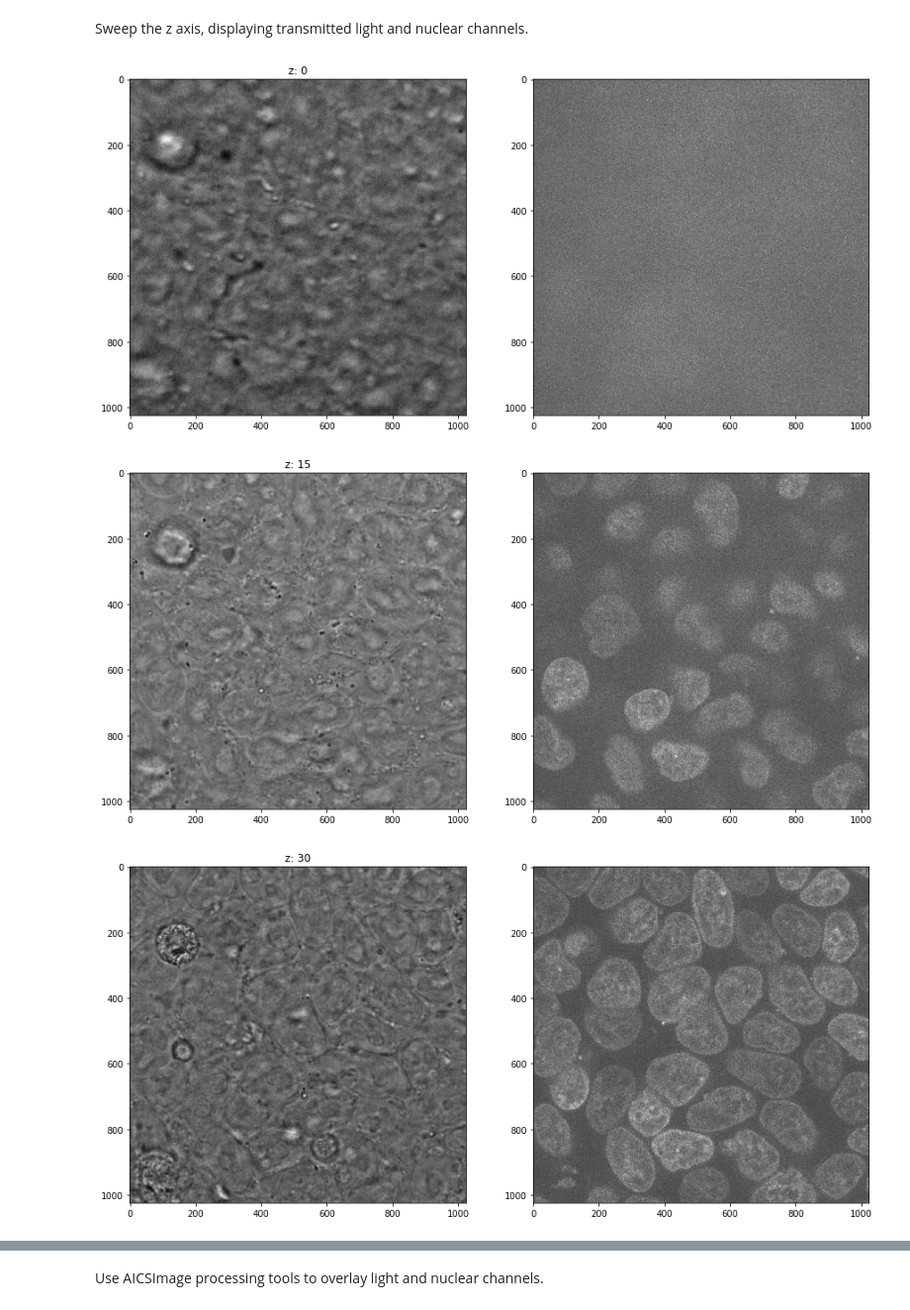
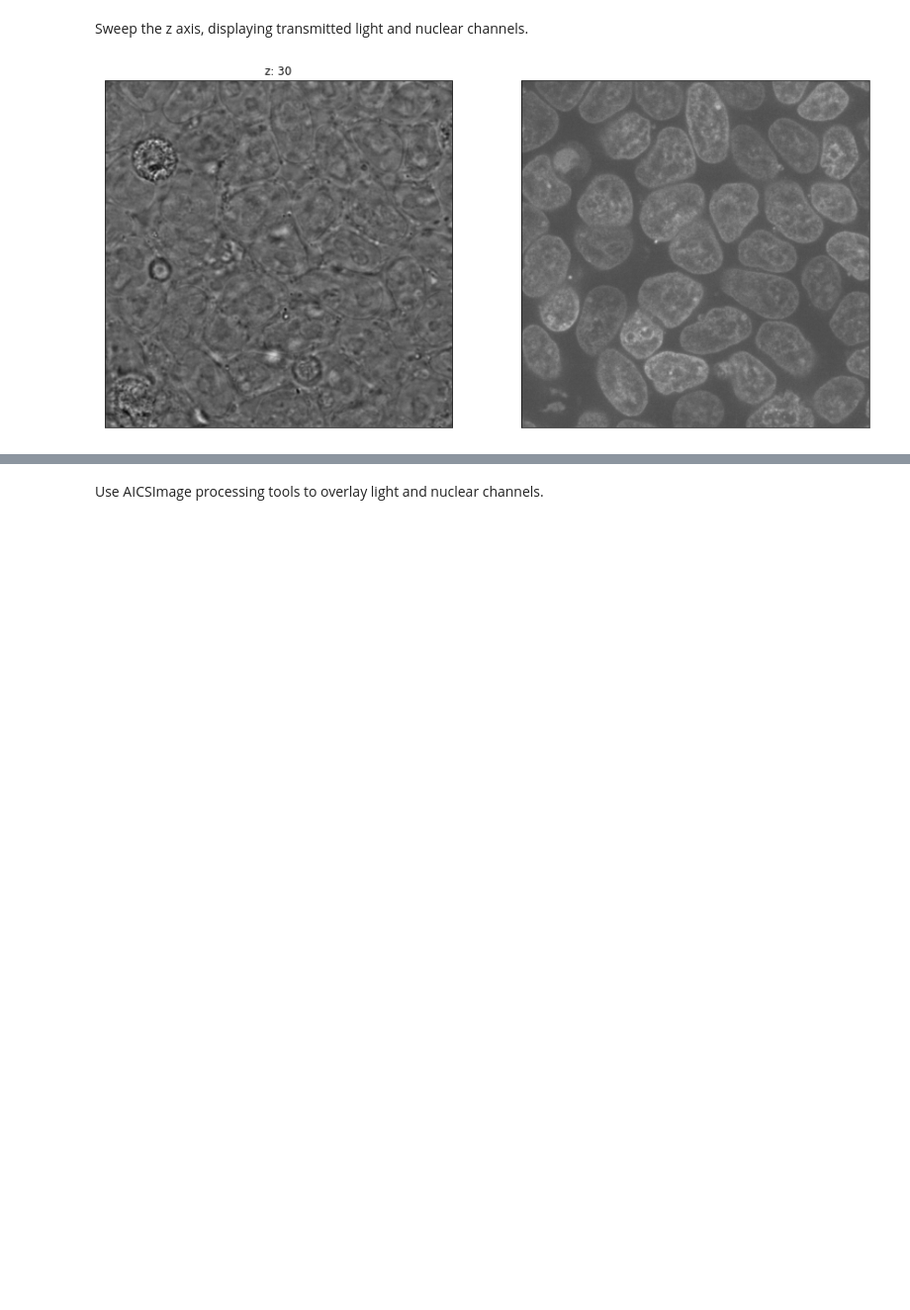
Before and after one commit to AllenCellModeling/pytorch_fnet, a Jupyter notebook: nucleus_predictor.ipynb, the cells around one changed output, grey strips where cells are left out. Shown at 99% size. Drawn from its saved outputs; the diff is of its cells as text; code cells hidden in the pictures; blank space fills up the shorter version.

```diff
--- a/nucleus_predictor.ipynb
+++ b/nucleus_predictor.ipynb
@@ -16,24 +16,28 @@ Sweep the z axis, displaying transmitted light and nuclear channels.
 # %%
 # channel = 0  # membrane
 # channel = 2  # nuclear
 # channel = 3  # light
 
+matplotlib.rcParams['image.interpolation'] = 'bilinear'  # default is 'nearest'
 vol_light = czi_loader.get_volume(3)
 vol_nuc = czi_loader.get_volume(2)
-for z in np.linspace(0, vol_light.shape[0], num=5, endpoint=False, dtype=np.int):
-#for z in [30]:
+# for z in np.linspace(0, vol_light.shape[0], num=5, endpoint=False, dtype=np.int):
+for z in [30]:
     img_light = vol_light[z, :, :]
     img_nuc = vol_nuc[z, :, :]
 
     figure = plt.figure(figsize=(15, 15))
-    ax_0 = figure.add_subplot(1, 2, 1)
-    ax_0.imshow(img_light, cmap='gray', norm=matplotlib.colors.Normalize())
-    ax_0.set_title('z: {:d}'.format(z))
-    ax_1 = figure.add_subplot(1, 2, 2)
-    ax_1.imshow(img_nuc, cmap='gray')
+    ax = figure.add_subplot(1, 2, 1)
+    ax.get_xaxis().set_visible(False)
+    ax.get_yaxis().set_visible(False)
+    ax.imshow(img_light, cmap='gray', norm=matplotlib.colors.Normalize())
+
+    ax.set_title('z: {:d}'.format(z))
+    ax = figure.add_subplot(1, 2, 2)
+    ax.get_xaxis().set_visible(False)
+    ax.get_yaxis().set_visible(False)
+    ax.imshow(img_nuc, cmap='gray')
 
     plt.show()
 # %% [output]
-[figure, old version]
+[figure, new version]
-[figure, removed]
-[figure, removed]
```
Also changed, not shown: parts of 4 cells of this notebook, 1 other file.
